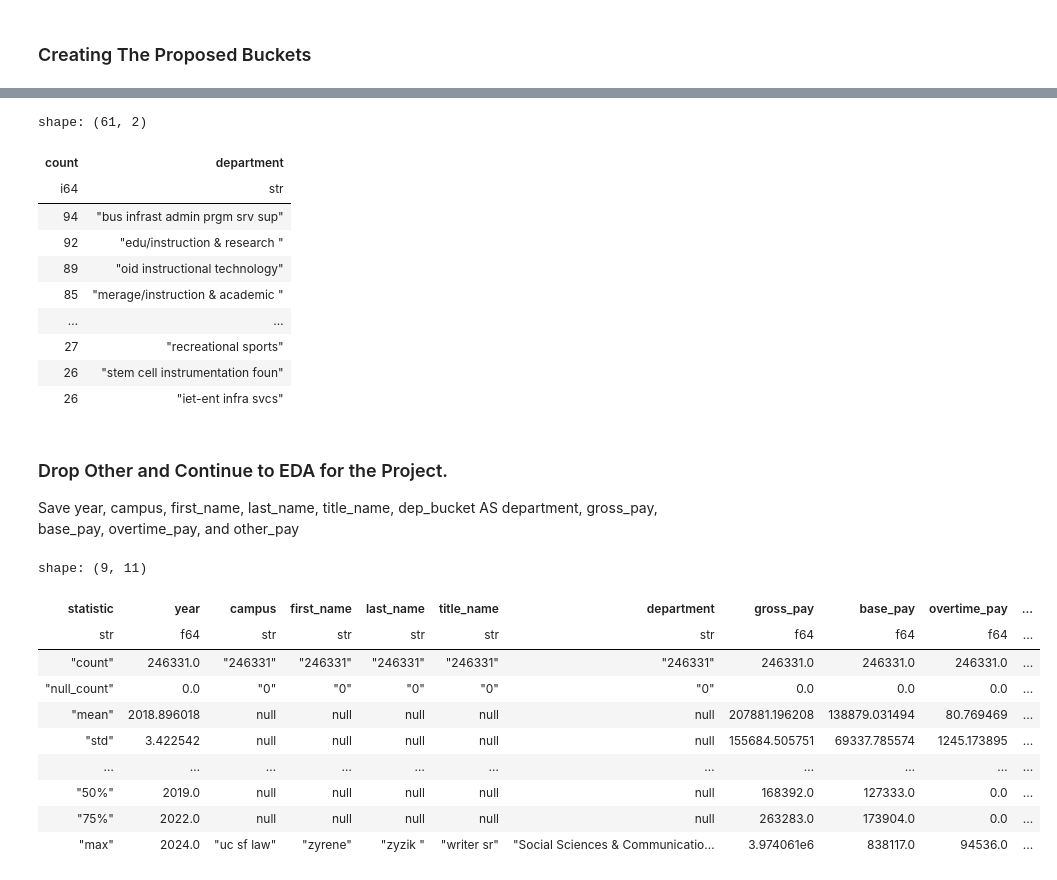
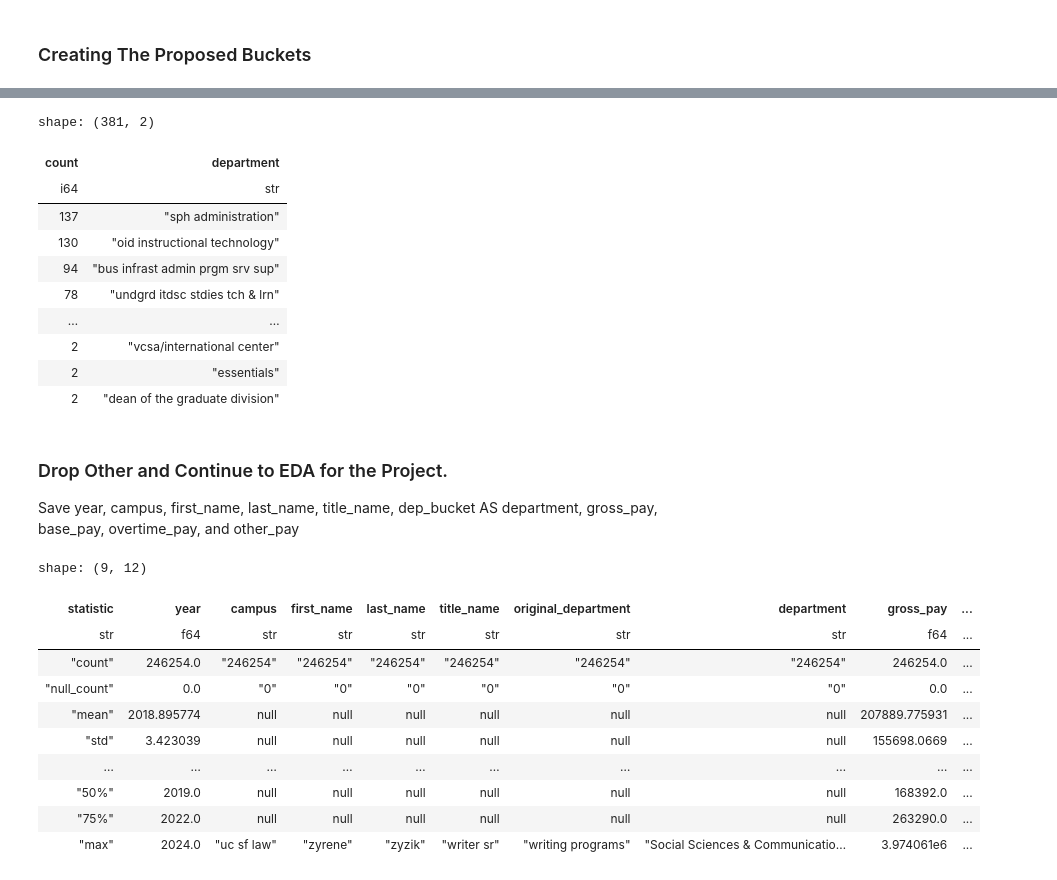
Before and after one commit to CSC4693-Fall-2026/CSC4693, a Jupyter notebook: Faculty/filter_and_sort.ipynb, the cells around one changed output, grey strips where cells are left out. Drawn from its saved outputs; the diff is of its cells as text; code cells hidden in the pictures.

```diff
--- a/Faculty/filter_and_sort.ipynb
+++ b/Faculty/filter_and_sort.ipynb
@@ -586,21 +584,21 @@ SELECT COUNT(*) as count, department
 FROM faculty_salaries
 WHERE dep_bucket = 'Other'
 GROUP BY department
-HAVING count > 25
+HAVING count > 1
 ORDER BY count DESC
            """).pl()
 # %% [output]
-shape: (61, 2)
+shape: (381, 2)
 | count | department |
 | i64 | str |
+| 137 | "sph administration" |
+| 130 | "oid instructional technology" |
 | 94 | "bus infrast admin prgm srv sup" |
-| 92 | "edu/instruction & research " |
-| 89 | "oid instructional technology" |
-| 85 | "merage/instruction & academic " |
+| 78 | "undgrd itdsc stdies tch & lrn" |
 | … | … |
-| 27 | "recreational sports" |
-| 26 | "stem cell instrumentation foun" |
-| 26 | "iet-ent infra svcs" |
+| 2 | "vcsa/international center" |
+| 2 | "essentials" |
+| 2 | "dean of the graduate division" |
 # %% [markdown]
 ### Drop Other and Continue to EDA for the Project.
 
@@ -608,29 +606,29 @@ Save year, campus, first_name, last_name, title_name, dep_bucket AS department,
 # %%
 duckdb.sql("""
 DELETE FROM faculty_salaries
 WHERE dep_bucket = 'Other'
 """)
 
 duckdb.sql("""
-SELECT year, campus, first_name, last_name, title_name, dep_bucket AS department,
+SELECT year, campus, first_name, last_name, title_name, department AS original_department, dep_bucket AS department,
         gross_pay, base_pay, overtime_pay, other_pay
 FROM faculty_salaries
 """).pl().write_parquet("data/cleaned_salaries.parquet")
 
 duckdb.sql("""
-SELECT year, campus, first_name, last_name, title_name, dep_bucket AS department,
+SELECT year, campus, first_name, last_name, title_name, department AS original_department, dep_bucket AS department,
         gross_pay, base_pay, overtime_pay, other_pay
 FROM faculty_salaries
 """).pl().describe()
 # %% [output]
-shape: (9, 11)
+shape: (9, 12)
-| statistic | year | campus | first_name | last_name | title_name | department | gross_pay | base_pay | overtime_pay | ... |
-| str | f64 | str | str | str | str | str | f64 | f64 | f64 | ... |
-| "count" | 246331.0 | "246331" | "246331" | "246331" | "246331" | "246331" | 246331.0 | 246331.0 | 246331.0 | ... |
-| "null_count" | 0.0 | "0" | "0" | "0" | "0" | "0" | 0.0 | 0.0 | 0.0 | ... |
-| "mean" | 2018.896018 | null | null | null | null | null | 207881.196208 | 138879.031494 | 80.769469 | ... |
-| "std" | 3.422542 | null | null | null | null | null | 155684.505751 | 69337.785574 | 1245.173895 | ... |
-| … | … | … | … | … | … | … | … | … | … | ... |
-| "50%" | 2019.0 | null | null | null | null | null | 168392.0 | 127333.0 | 0.0 | ... |
-| "75%" | 2022.0 | null | null | null | null | null | 263283.0 | 173904.0 | 0.0 | ... |
-| "max" | 2024.0 | "uc sf law" | "zyrene" | "zyzik " | "writer sr" | "Social Sciences & Communicatio… | 3.974061e6 | 838117.0 | 94536.0 | ... |
+| statistic | year | campus | first_name | last_name | title_name | original_department | department | gross_pay | ... |
+| str | f64 | str | str | str | str | str | str | f64 | ... |
+| "count" | 246254.0 | "246254" | "246254" | "246254" | "246254" | "246254" | "246254" | 246254.0 | ... |
+| "null_count" | 0.0 | "0" | "0" | "0" | "0" | "0" | "0" | 0.0 | ... |
+| "mean" | 2018.895774 | null | null | null | null | null | null | 207889.775931 | ... |
+| "std" | 3.423039 | null | null | null | null | null | null | 155698.0669 | ... |
+| … | … | … | … | … | … | … | … | … | ... |
+| "50%" | 2019.0 | null | null | null | null | null | null | 168392.0 | ... |
+| "75%" | 2022.0 | null | null | null | null | null | null | 263290.0 | ... |
+| "max" | 2024.0 | "uc sf law" | "zyrene" | "zyzik" | "writer sr" | "writing programs" | "Social Sciences & Communicatio… | 3.974061e6 | ... |
```
Also changed, not shown: parts of 6 cells of this notebook, 2 other files.
